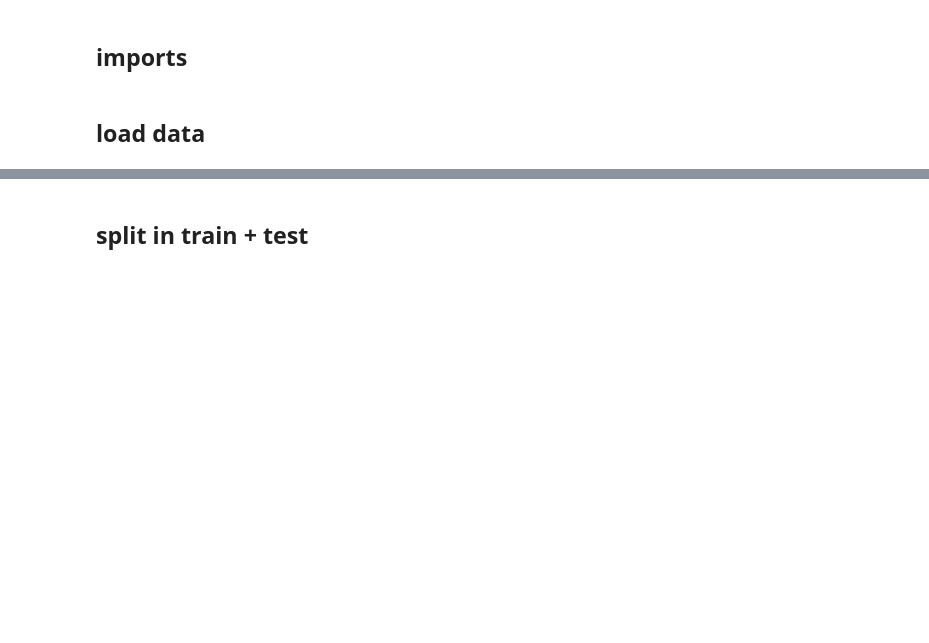
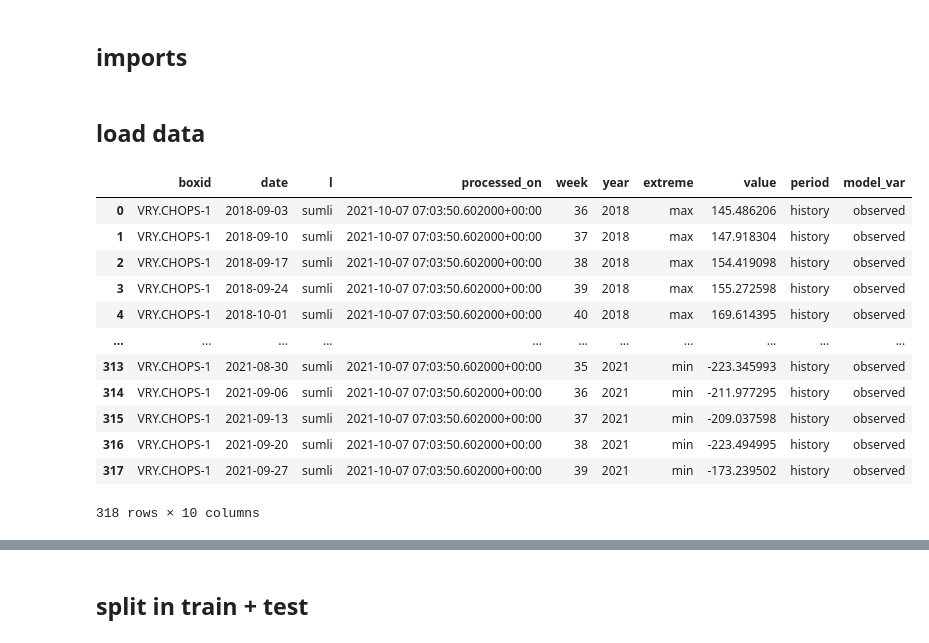
Before and after one commit to Bram-Vonk/21_Spark, a Jupyter notebook: notebooks/forecast_experiments_masked.ipynb, the cells around one changed output, grey strips where cells are left out. Drawn from its saved outputs; the diff is of its cells as text; code cells hidden in the pictures; blank space fills up the shorter version.

```diff
--- a/notebooks/forecast_experiments_masked.ipynb
+++ b/notebooks/forecast_experiments_masked.ipynb
@@ -32,5 +32,21 @@ boxid = [
 # %% [markdown]
 ## load data
+# %%
+df_data
+# %% [output]
+|  | boxid | date | l | processed_on | week | year | extreme | value | period | model_var |
+| 0 | VRY.CHOPS-1 | 2018-09-03 | sumli | 2021-10-07 07:03:50.602000+00:00 | 36 | 2018 | max | 145.486206 | history | observed |
+| 1 | VRY.CHOPS-1 | 2018-09-10 | sumli | 2021-10-07 07:03:50.602000+00:00 | 37 | 2018 | max | 147.918304 | history | observed |
+| 2 | VRY.CHOPS-1 | 2018-09-17 | sumli | 2021-10-07 07:03:50.602000+00:00 | 38 | 2018 | max | 154.419098 | history | observed |
+| 3 | VRY.CHOPS-1 | 2018-09-24 | sumli | 2021-10-07 07:03:50.602000+00:00 | 39 | 2018 | max | 155.272598 | history | observed |
+| 4 | VRY.CHOPS-1 | 2018-10-01 | sumli | 2021-10-07 07:03:50.602000+00:00 | 40 | 2018 | max | 169.614395 | history | observed |
+| ... | ... | ... | ... | ... | ... | ... | ... | ... | ... | ... |
+| 313 | VRY.CHOPS-1 | 2021-08-30 | sumli | 2021-10-07 07:03:50.602000+00:00 | 35 | 2021 | min | -223.345993 | history | observed |
+| 314 | VRY.CHOPS-1 | 2021-09-06 | sumli | 2021-10-07 07:03:50.602000+00:00 | 36 | 2021 | min | -211.977295 | history | observed |
+| 315 | VRY.CHOPS-1 | 2021-09-13 | sumli | 2021-10-07 07:03:50.602000+00:00 | 37 | 2021 | min | -209.037598 | history | observed |
+| 316 | VRY.CHOPS-1 | 2021-09-20 | sumli | 2021-10-07 07:03:50.602000+00:00 | 38 | 2021 | min | -223.494995 | history | observed |
+| 317 | VRY.CHOPS-1 | 2021-09-27 | sumli | 2021-10-07 07:03:50.602000+00:00 | 39 | 2021 | min | -173.239502 | history | observed |
+318 rows × 10 columns
 # %%
 %%time
 df_data, df_meta = load_data(boxid=boxid)
```
Also changed, not shown: parts of 2 cells of this notebook, 8 other files.
